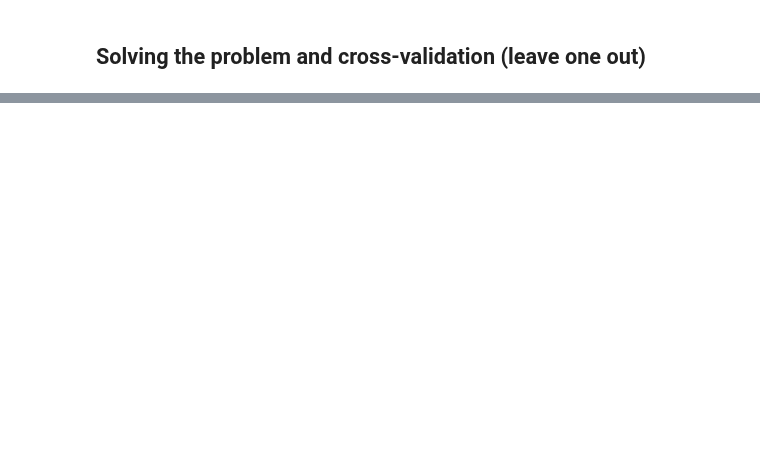
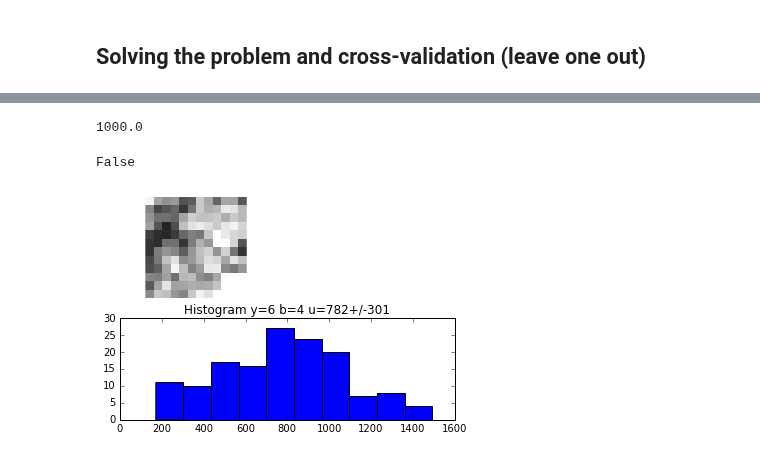
Before and after one commit to egomezsumma/iqt, a Jupyter notebook: Experimento 5 (mapl).ipynb, the cells around one changed output, grey strips where cells are left out. Drawn from its saved outputs; the diff is of its cells as text; code cells hidden in the pictures; blank space fills up the shorter version.

```diff
--- a/Experimento 5 (mapl).ipynb
+++ b/Experimento 5 (mapl).ipynb
@@ -19,24 +30,9 @@ Populating the interactive namespace from numpy and matplotlib
 # %%
-"""
-def load_subject(index, numbers, bval=None, bvalpos=None ):
-    subject = str(numbers[index])
-    folder = './HCP/'+subject+'/'
-    bvals = np.loadtxt(folder+ 'bvals_'+subject)
-    bvecs = np.loadtxt(folder+'bvecs_'+subject)
-
-    if bvalpos is not None:
-        img = nib.load(folder+ 'data_small_12x12x12x6_'+subject+'_b'+str(bval)+'.nii.gz')
-        gtab = gradient_table(bvals=bvals[bvalpos], bvecs=bvecs[:,bvalpos])
-    else:
-        img = nib.load(folder+ 'data_small_12x12x12x6_'+subject+'.nii.gz')
-        gtab = gradient_table(bvals=bvals, bvecs=bvecs)
-    return img, gtab
-"""
-
 def get_sample(index, numbers, loader_func, bval=None, bvalpos=None,  scale=2):
-    img, gtab = loader_func(index, numbers, bval, bvalpos)
+    img, gtab, idxs = loader_func(index, numbers, bval, bvalpos)
     lr, lr_affine = img_utils.downsampling(img, scale)
-    return img.get_data(), lr
+    data = img.get_data()
+    return data[:,:,:, idxs], lr[:,:,:, idxs], gtab
 
 def get_sample_maker(numbers, loader_func, bval=None, bvalpos=None, scale=2):
     return lambda index : get_sample(index, numbers, loader_func, bval, bvalpos,  scale)
@@ -48,11 +44,11 @@ def mm(A, cast_int=True):
         return (A.min(), A.max())
 
 def buildT(sample_getter, n_samples):
-    noised_hr, noised_lr = sample_getter(0)
+    noised_hr, noised_lr, _ = sample_getter(0)
     X = img_utils.column_this(noised_lr)
     Y = img_utils.column_this(noised_hr)
     for i in range(1, n_samples):
-        noised_hr, noised_lr = sample_getter(i)
+        noised_hr, noised_lr, _ = sample_getter(i)
         X = img_utils.append_column(X, noised_lr)
         Y = img_utils.append_column(Y, noised_hr)
     return X, Y
@@ -423,0 +398,11 @@ img_utils._is(A, b=0, vmax=A.max(), vmin=A.min())
+# %%
+import utils.math_utils as mat_utils
+reload(img_utils)
+print gtab.bvals[0]
+normalize = mat_utils.normalize
+img_utils._ish(A, b=4, vmin=0, vmax=1200)
+np.any(A<=0)
+# %% [output]
+1000.0
+False
+[figure, added]
```
Also changed, not shown: parts of 20 cells of this notebook, 7 other files.
